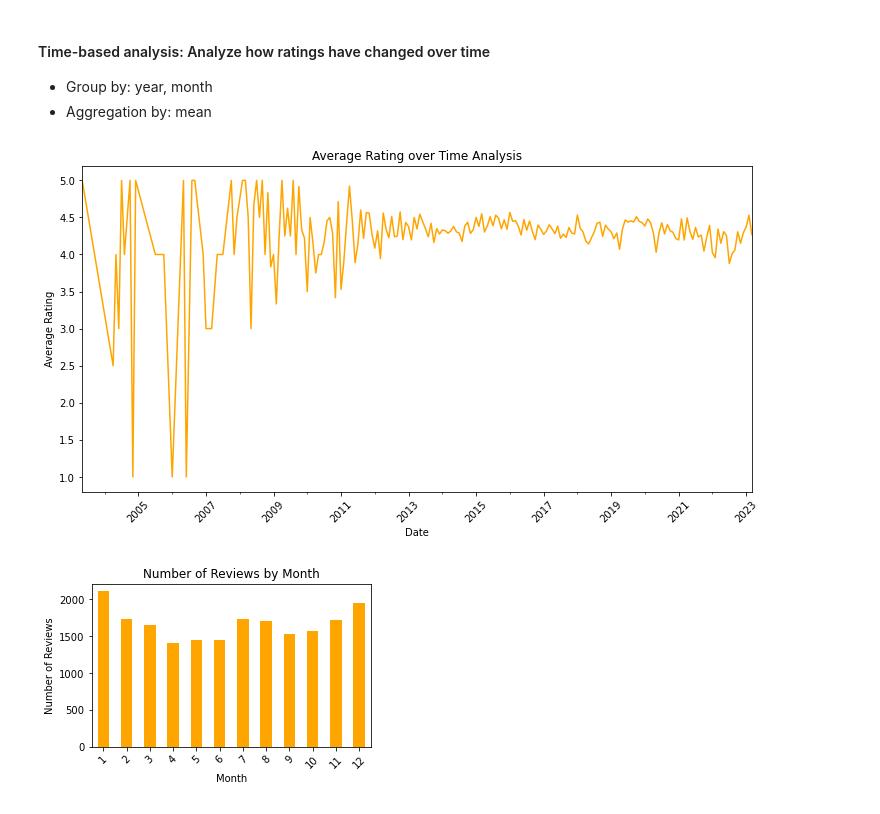
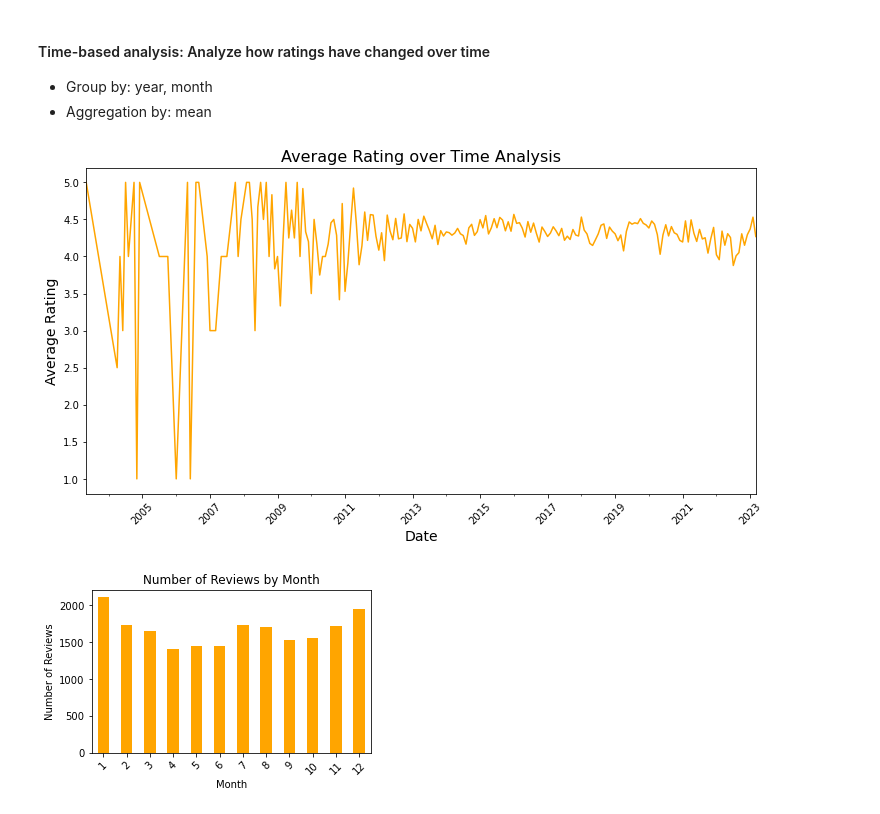
Before and after one commit to jshiah/dsc256r_assignment2, a Jupyter notebook: JS + MK_ DSC 256- Assignment2.ipynb, the cells around one changed output. Drawn from its saved outputs; the diff is of its cells as text; code cells hidden in the pictures.

```diff
--- a/JS + MK_ DSC 256- Assignment2.ipynb
+++ b/JS + MK_ DSC 256- Assignment2.ipynb
@@ -384,16 +370,16 @@ fig.show()
 # %%
 final_df['date'] = pd.to_datetime(final_df['timestamp'], unit='ms')
 
 # group by year and month to find avg rating
 final_df['year_month'] = final_df['date'].dt.to_period('M')
 avg_ratings_over_time = final_df.groupby('year_month')['rating'].mean()
 
 plt.figure(figsize=(12, 6))
 avg_ratings_over_time.plot(kind='line', color='orange')
-plt.title('Average Rating over Time Analysis')
-plt.xlabel('Date')
-plt.ylabel('Average Rating')
+plt.title('Average Rating over Time Analysis', fontsize=16)  # Enlarge title
+plt.xlabel('Date', fontsize=14)  # Enlarge x-axis title
+plt.ylabel('Average Rating', fontsize=14)  # Enlarge y-axis title
 plt.xticks(rotation=45)
 plt.show()
 # %% [output]
-[figure, old version]
+[figure, new version]
```
Also changed, not shown: parts of 19 cells of this notebook.
